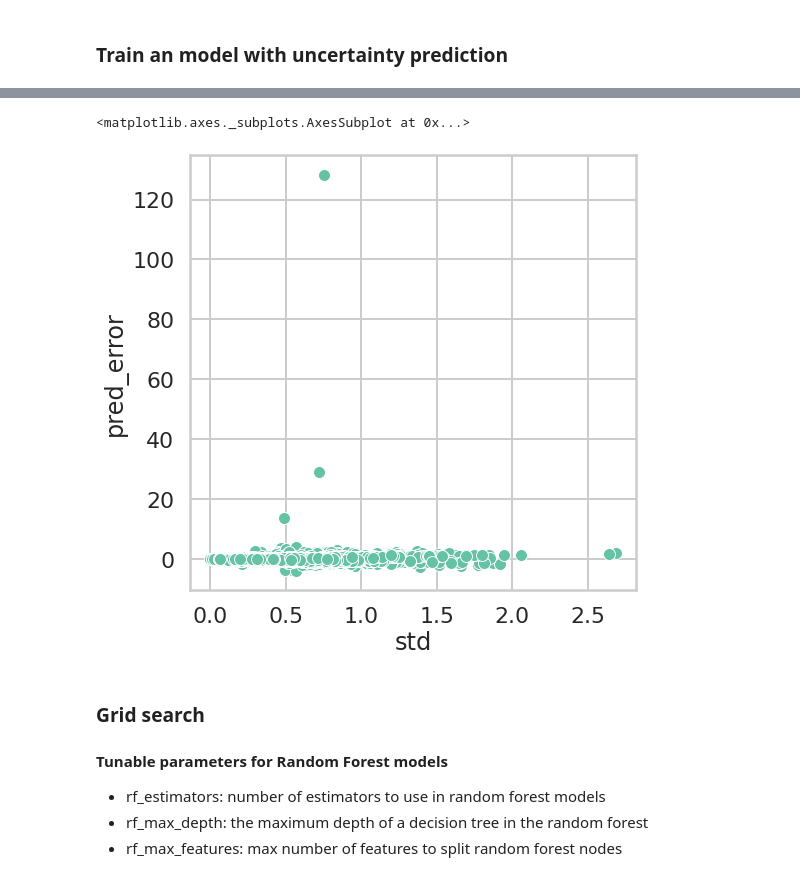
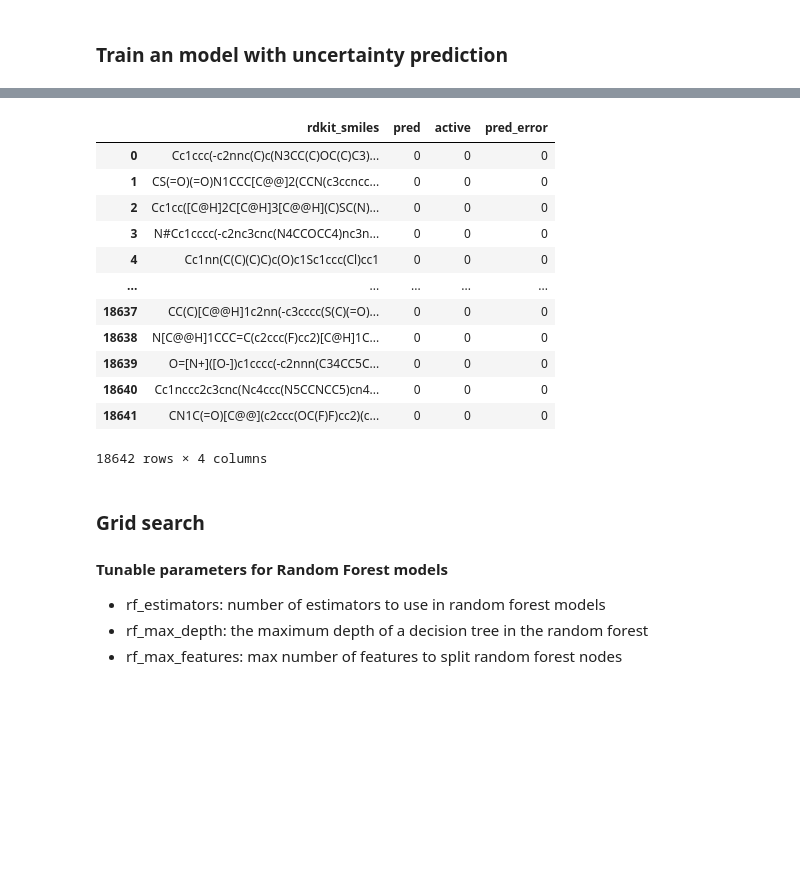
Before and after one commit to jm5159/E4511-2021-Mao, a Jupyter notebook: modeling_classification.ipynb, the cells around one changed output, grey strips where cells are left out. Drawn from its saved outputs; the diff is of its cells as text; code cells hidden in the pictures; blank space fills up the shorter version.

```diff
--- a/modeling_classification.ipynb
+++ b/modeling_classification.ipynb
@@ -102,7 +102,7 @@ For more information, please see:
   * https://github.com/tensorflow/io (for I/O related ops)
 If you depend on functionality not listed there, please file an issue.
 # %%
-h1 = pd.read_csv("CYP3A4_cur_delaney.csv")
+h1 = pd.read_csv("CYP3A4_cur_final.csv")
 # %%
 h1=h1.iloc[:,1:]
 # %%
@@ -263,9 +264,19 @@ KeyboardInterrupt: ignored
-# %%
-fig, ax = plt.subplots(1,1,figsize=(8,8))
-sns.scatterplot(data=pred_df, x="std", y="pred_error", ax=ax)
-# %% [output]
-<matplotlib.axes._subplots.AxesSubplot at 0x...>
-[figure, removed]
+# %%
+pred_df
+# %% [output]
+|  | rdkit_smiles | pred | active | pred_error |
+| 0 | Cc1ccc(-c2nnc(C)c(N3CC(C)OC(C)C3)... | 0 | 0 | 0 |
+| 1 | CS(=O)(=O)N1CCC[C@@]2(CCN(c3ccncc... | 0 | 0 | 0 |
+| 2 | Cc1cc([C@H]2C[C@H]3[C@@H](C)SC(N)... | 0 | 0 | 0 |
+| 3 | N#Cc1cccc(-c2nc3cnc(N4CCOCC4)nc3n... | 0 | 0 | 0 |
+| 4 | Cc1nn(C(C)(C)C)c(O)c1Sc1ccc(Cl)cc1 | 0 | 0 | 0 |
+| ... | ... | ... | ... | ... |
+| 18637 | CC(C)[C@@H]1c2nn(-c3cccc(S(C)(=O)... | 0 | 0 | 0 |
+| 18638 | N[C@@H]1CCC=C(c2ccc(F)cc2)[C@H]1C... | 0 | 0 | 0 |
+| 18639 | O=[N+]([O-])c1cccc(-c2nnn(C34CC5C... | 0 | 0 | 0 |
+| 18640 | Cc1nccc2c3cnc(Nc4ccc(N5CCNCC5)cn4... | 0 | 0 | 0 |
+| 18641 | CN1C(=O)[C@@](c2ccc(OC(F)F)cc2)(c... | 0 | 0 | 0 |
+18642 rows × 4 columns
 # %% [markdown]
 ### Grid search
 #### Tunable parameters for Random Forest models
```
Also changed, not shown: parts of 12 cells of this notebook.
